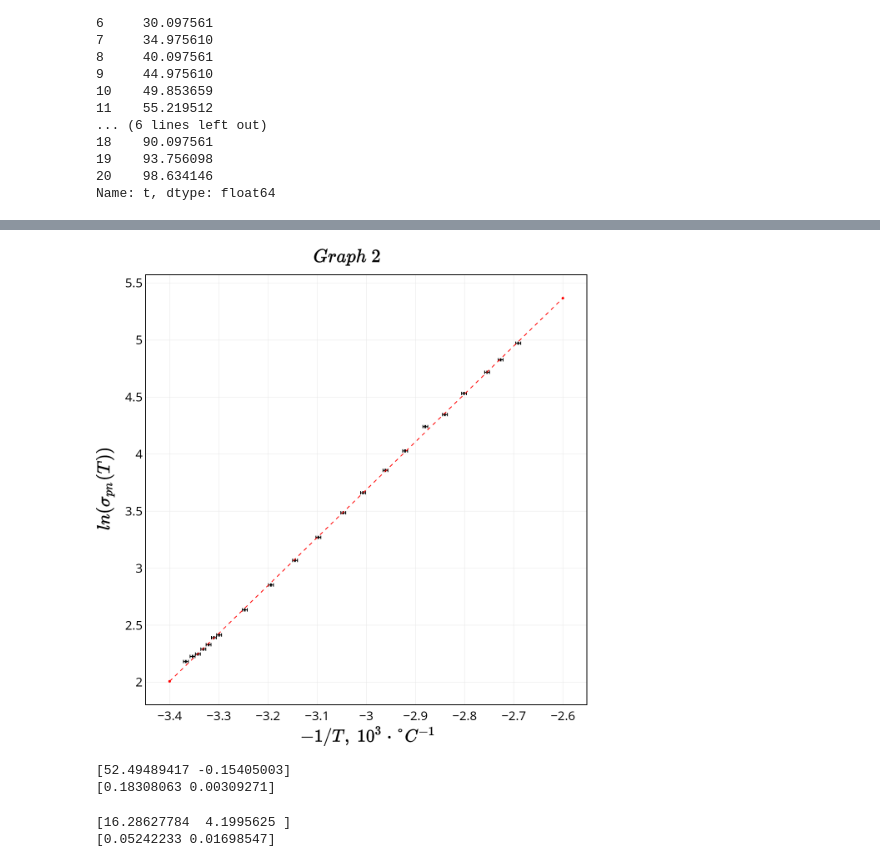
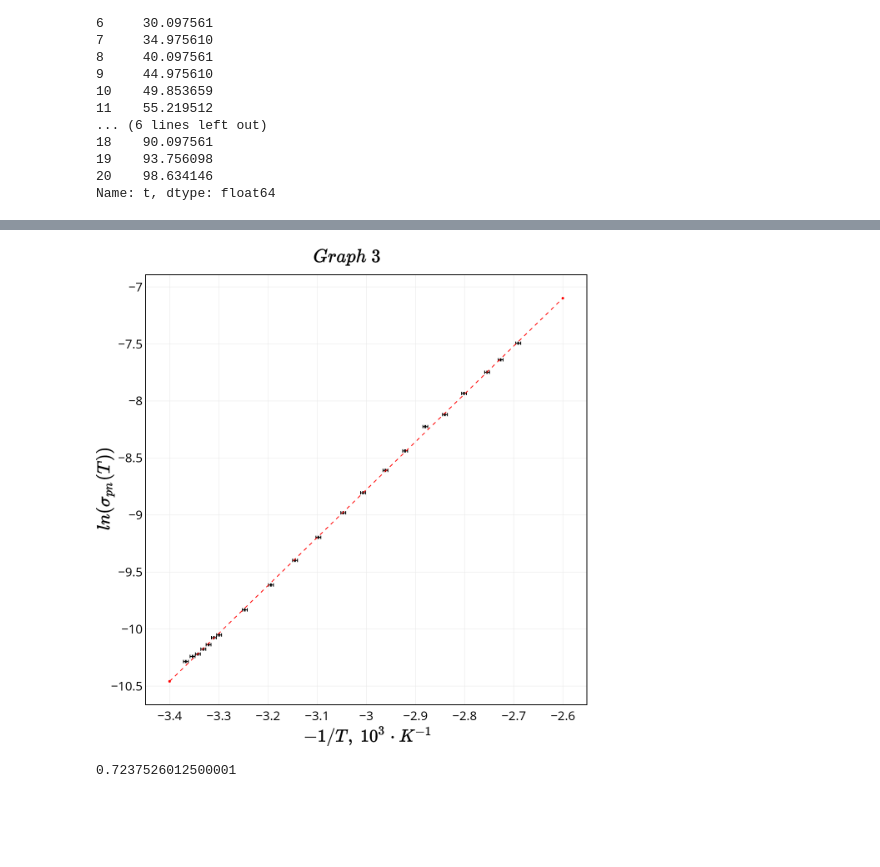
Before and after one commit to heyfaraday/labs_6sem, a Jupyter notebook: Determination of the energy gap of a semiconductor - 11.1/analysis.ipynb, the cells around one changed output, grey strips where cells are left out. Drawn from its saved outputs; the diff is of its cells as text; code cells hidden in the pictures; blank space fills up the shorter version.

```diff
--- a/Determination of the energy gap of a semiconductor - 11.1/analysis.ipynb
+++ b/Determination of the energy gap of a semiconductor - 11.1/analysis.ipynb
@@ -134,7 +244,7 @@ Image("my_plot1.png", width=500)
 # %%
 trace1 = go.Scatter(
     x = - 1000. / ((data1['t'] + 0.06) / (41 * 10**(-3)) + 24 + 273),
-    y = np.log(23.4 / (data1['pn'] * 1000 * np.pi * (0.07 / 2.)**2)),
+    y = np.log((0.01 * 39.4) / 4.1**2  / (data1['pn'] * 1000)),
     mode = 'markers',
     error_y = dict(
         type = 'constant',
@@ -159,7 +269,7 @@ trace1 = go.Scatter(
 
 trace2 = go.Scatter(
     x = [-3.4, -2.6],
-    y = [f(-3.4, 16.28627784, 4.1995625), f(-2.6, 16.28627784, 4.1995625)],
+    y = [f(-3.4, 3.82007895, 4.1995625), f(-2.6, 3.82007895, 4.1995625)],
     line = dict(
         color = ('#ff0000'),
         width = 2,
@@ -170,7 +280,7 @@ trace2 = go.Scatter(
 trace0 = [trace1, trace2]
 
 layout = go.Layout(
-    title = "$Graph~2$",
+    title = "$Graph~3$",
     width = 1200,
     height = 1200,
     font = dict(
@@ -180,7 +290,7 @@ layout = go.Layout(
     showlegend=False,
     paper_bgcolor = '#ffffff',
     xaxis = dict(
-        title = '$-1/T,~10^3\cdot°C^{-1}$',
+        title = '$-1/T,~10^3\cdot K^{-1}$',
         zeroline = False,
         ticklen = 0,
         color = '#000000',
@@ -193,61 +303,37 @@ layout = go.Layout(
             )
     ),
     yaxis = dict(
         title = '$ln(\sigma_{pn}(T))$',
         zeroline = False,
         ticklen = 0,
         color = '#000000',
         mirror = True,
         showline = True,
         linewidth = 2,
         titlefont = dict(
             size = 40,
             color = '#000000'
             )
     ),
     margin = dict(
         l = 120,
         r = 23,
         t = 70,
         b = 100,
         pad = 0
     )
 
 )
 
 fig = go.Figure(data=trace0, layout=layout)
 #py.iplot(figure, filename='basic-error-bar')
-py.image.save_as(fig, 'my_plot2.png')
+py.image.save_as(fig, 'my_plot3.png')
 #! open my_plot.png
 from IPython.display import Image
-Image("my_plot2.png", width=500)
+Image("my_plot3.png", width=500)
 # %% [output]
-[figure, old version]
+[figure, new version]
-# %%
-x_in = - 1000. / ((data1['t'] + 0.06) / (41 * 10**(-3)) + 24 + 273)
-y_in = 23.4 / (data1['cu'] * 1000 * np.pi * (0.07 / 2.)**2)
-
-Y = np.reshape(np.array(y_in), (1, len(y_in)))
-X = np.reshape(np.array(x_in), (1, len(x_in)))
-def f(x, a, b):
-    return a + b * x
-parameters_opt_1, parameters_cov_1 = opt.curve_fit(f, X[0], Y[0])
-print(parameters_opt_1)
-print(np.sqrt(np.diag(parameters_cov_1)))
-# %% [output]
-[52.49489417 -0.15405003]
-[0.18308063 0.00309271]
-# %%
-x_in = - 1000. / ((data1['t'] + 0.06) / (41 * 10**(-3)) + 24 + 273)
-y_in = np.log(23.4 / (data1['pn'] * 1000 * np.pi * (0.07 / 2.)**2))
-
-Y = np.reshape(np.array(y_in), (1, len(y_in)))
-X = np.reshape(np.array(x_in), (1, len(x_in)))
-def f(x, a, b):
-    return a + b * x
-parameters_opt_1, parameters_cov_1 = opt.curve_fit(f, X[0], Y[0])
-print(parameters_opt_1)
-print(np.sqrt(np.diag(parameters_cov_1)))
-# %% [output]
-[16.28627784  4.1995625 ]
-[0.05242233 0.01698547]
+# %%
+4.19956250e+03 * 2. * 8.617 * 10**(-5)
+# %% [output]
+0.7237526012500001
```
Also changed, not shown: parts of 6 cells of this notebook, 12 other files.
